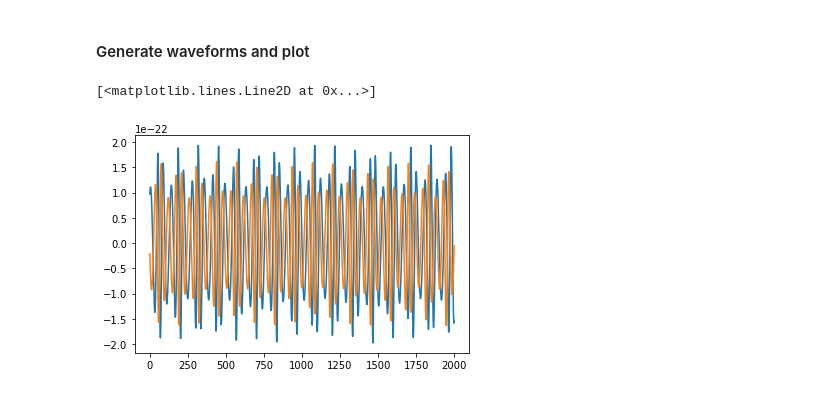
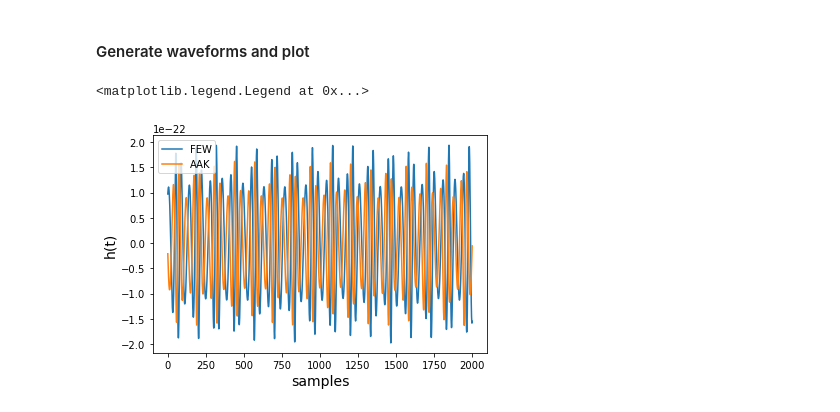
Before and after one commit to mikekatz04/LDC-waveform-generation-tutorial, a Jupyter notebook: Waveform Generation.ipynb, the cells around one changed output. Cells and saved outputs as stored; diff of their text form; code cells hidden in the pictures.

Commit message:
Labels for plots

```diff
--- a/Waveform Generation.ipynb
+++ b/Waveform Generation.ipynb
@@ -258,34 +282,37 @@ h_rel = gen_wave_rel(
     phiS,
     qK,
     phiK,
     Phi_phi0,
     Phi_theta0,
     Phi_r0,
     T=T,
     dt=dt,
 )
 
 h_aak = gen_wave_aak(
     M,
     mu,
     a,
     p0,
     e0,
     x0,
     dist,
     qS,
     phiS,
     qK,
     phiK,
     Phi_phi0,
     Phi_theta0,
     Phi_r0,
     T=T,
     dt=dt,
 )
 
-plt.plot(h_rel.real[:2000])
-plt.plot(h_aak.real[:2000])
+plt.plot(h_rel.real[:2000], label="FEW")
+plt.plot(h_aak.real[:2000], label="AAK")
+plt.xlabel("samples", fontsize=14)
+plt.ylabel("h(t)", fontsize=14)
+plt.legend()
 # %% [output]
-[<matplotlib.lines.Line2D at 0x...>]
+<matplotlib.legend.Legend at 0x...>
-[figure, old version]
+[figure, new version]
```
Also changed, not shown: parts of 8 cells of this notebook.
